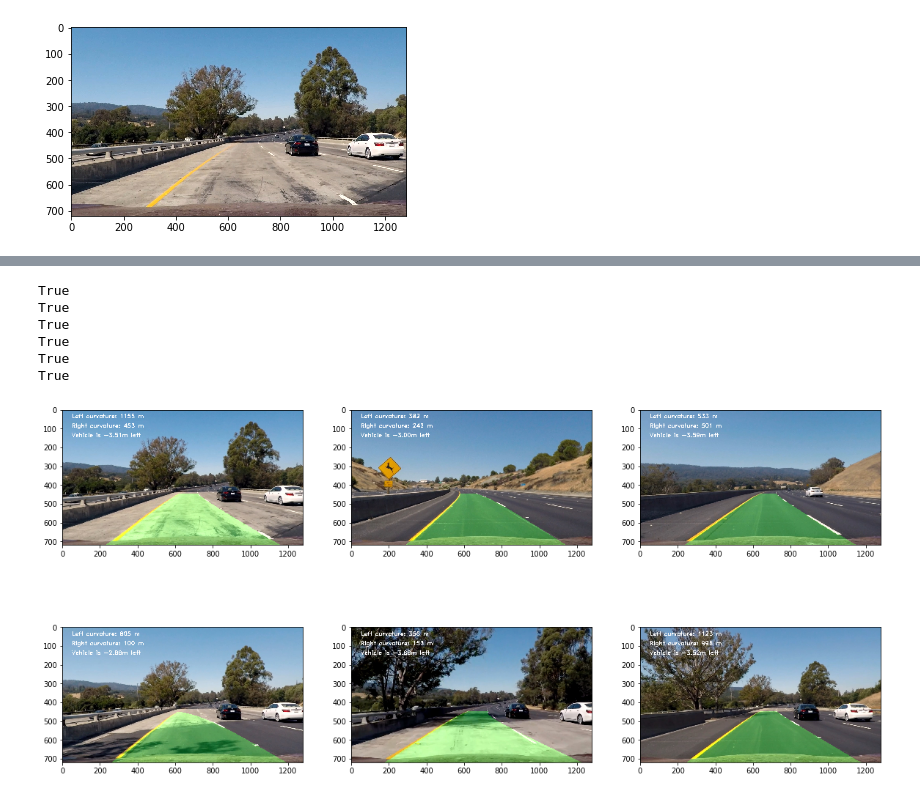
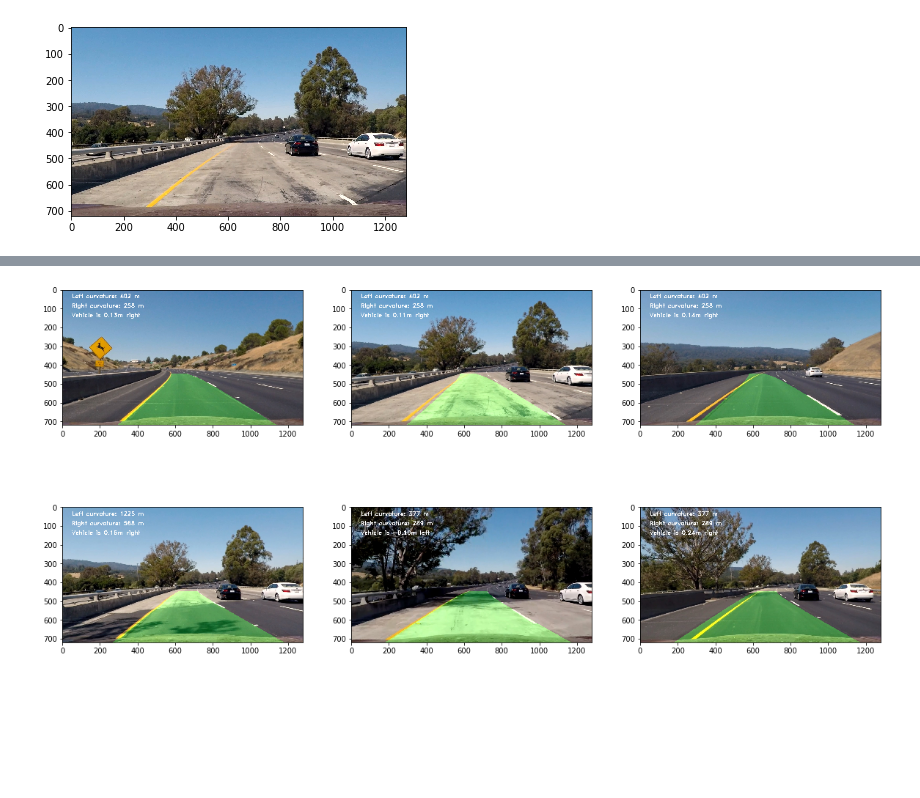
Before and after one commit to CooperCamwa/SDC_Advanced_Lane_Lines_Proj2, a Jupyter notebook: MyAdvancedLaneLines.ipynb, the cells around one changed output, grey strips where cells are left out. Drawn from its saved outputs; the diff is of its cells as text; code cells hidden in the pictures; blank space fills up the shorter version.

```diff
--- a/MyAdvancedLaneLines.ipynb
+++ b/MyAdvancedLaneLines.ipynb
@@ -246,11 +306,12 @@ def hist(warped_trans):
 
     return histogram, leftx_current, rightx_current
 # %%
-def find_lane_pixle(binary_warped, leftx_current, rightx_current):
+def find_lane_pixle(out_img, binary_warped, leftx_current, rightx_current):
 
     """
 
     inputs:
+        out_img
         binary_warped
         leftx_current
         rightx_current
@@ -259,9 +320,8 @@ def find_lane_pixle(binary_warped, leftx_current, rightx_current):
         lefty
         rightx
         righty
-        out_img
     """
-    out_img = np.dstack((binary_warped, binary_warped, binary_warped))*255
+
     nwindows = 9
     margin = 100
     minpix = 50
@@ -311,4 +371,8 @@ def find_lane_pixle(binary_warped, leftx_current, rightx_current):
     rightx = nonzerox[right_lane_inds]
     righty = nonzeroy[right_lane_inds]
 
-    return leftx, lefty, rightx, righty, out_img
+
+    left_fit = np.polyfit(lefty, leftx, 2)
+    right_fit = np.polyfit(righty, rightx, 2)
+
+    return leftx, lefty, rightx, righty, nonzerox, nonzeroy, left_lane_inds, right_lane_inds, left_fit, right_fit
@@ -472,9 +515,9 @@ def calc_veh_center(binary_warped, left_fit, right_fit, y_eval, xm_per_pix):
 # %%
-def draw_on_image(undist_img, warped_trans, left_fitx, right_fitx, transform_matrix, left_curverad, right_curverad, center_txt):
+def draw_on_image(ploty, undist_img, warped_trans, left_fitx, right_fitx, transform_matrix, left_curverad, right_curverad, center_txt):
 
     """
-
     inputs:
+        ploty
         undist_img
         warped_trans
         left_fitx
@@ -487,11 +530,17 @@ def draw_on_image(undist_img, warped_trans, left_fitx, right_fitx, transform_mat
         final_img
     """
 
-    ploty = np.linspace(0, warped_trans.shape[0]-1, warped_trans.shape[0] )
-
     # Create an image to draw the lines on
     warp_zero = np.zeros_like(warped_trans).astype(np.uint8)
     color_warp = np.dstack((warp_zero, warp_zero, warp_zero))
+    #try:
+    #    left_fitx = left_fit[0]*ploty**2 + left_fit[1]*ploty + left_fit[2]
+    #    right_fitx = right_fit[0]*ploty**2 + right_fit[1]*ploty + right_fit[2]
+    #except TypeError:
+        # Avoids an error if `left` and `right_fit` are still none or incorrect
+    #    print('The function failed to fit a line!')
+    #    left_fitx = 1*ploty**2 + 1*ploty
+    #    right_fitx = 1*ploty**2 + 1*ploty
 
     # Recast the x and y points into usable format for cv2.fillPoly()
     pts_left = np.array([np.transpose(np.vstack([left_fitx, ploty]))])
@@ -587,37 +626,30 @@ def image_process(image):
         final_img
     """
 
-    #plt.imshow(image)
-    out_img, image_undistored, warped_trans, transform_matrix, ploty, left_curverad, right_curverad, left_fitx, right_fitx, center_txt = myPipeline(image)
+    image_size = (image.shape[1], image.shape[0])
+    out_img, image_undistored, ploty, warped_trans, transform_matrix, ploty, left_curverad, right_curverad, left_fit, right_fit, center_txt, left_fitx, right_fitx = myPipeline(image, image_size)
     image_undistored = image_undistored
-    final_img = draw_on_image(image_undistored, warped_trans, left_fitx, right_fitx, transform_matrix, left_curverad, right_curverad, center_txt)
+    final_img = draw_on_image(ploty, image_undistored, warped_trans, left_fitx, right_fitx, transform_matrix, left_curverad, right_curverad, center_txt)
 
-    #final_img = np.uint8(final_img)
     return final_img #final_image_uint8
 # %%
 image_adress = 'test_images'
-image_array = ['test1.jpg', 'test2.jpg','test3.jpg', 'test4.jpg', 'test5.jpg', 'test6.jpg']
-
+image_array = ['test2.jpg', 'test1.jpg','test3.jpg', 'test4.jpg', 'test5.jpg', 'test6.jpg']
+#image_array = ['test2.jpg', 'test1.jpg']
 image_matrix = []
 f, ((axim1, axim2, axim3), (axim4, axim5, axim6)) = plt.subplots(2,3, figsize=(20,10))
 axim = [axim1, axim2, axim3, axim4, axim5, axim6]
 img_idx = 0
 for image_file in image_array:
     image_name = image_adress+'/'+image_file
     image = mpimg.imread(image_name)
     final_img = image_process(image)
 
     axim[img_idx].imshow(final_img)
     axim[img_idx].set_title = image_name
     img_idx +=1
 # %% [output]
-True
-True
-True
-True
-True
-True
-[figure, old version]
+[figure, new version]
 # %%
 
 white_output = "output_video/project_video.mp4"
```
Also changed, not shown: parts of 14 cells of this notebook, 2 other files.
